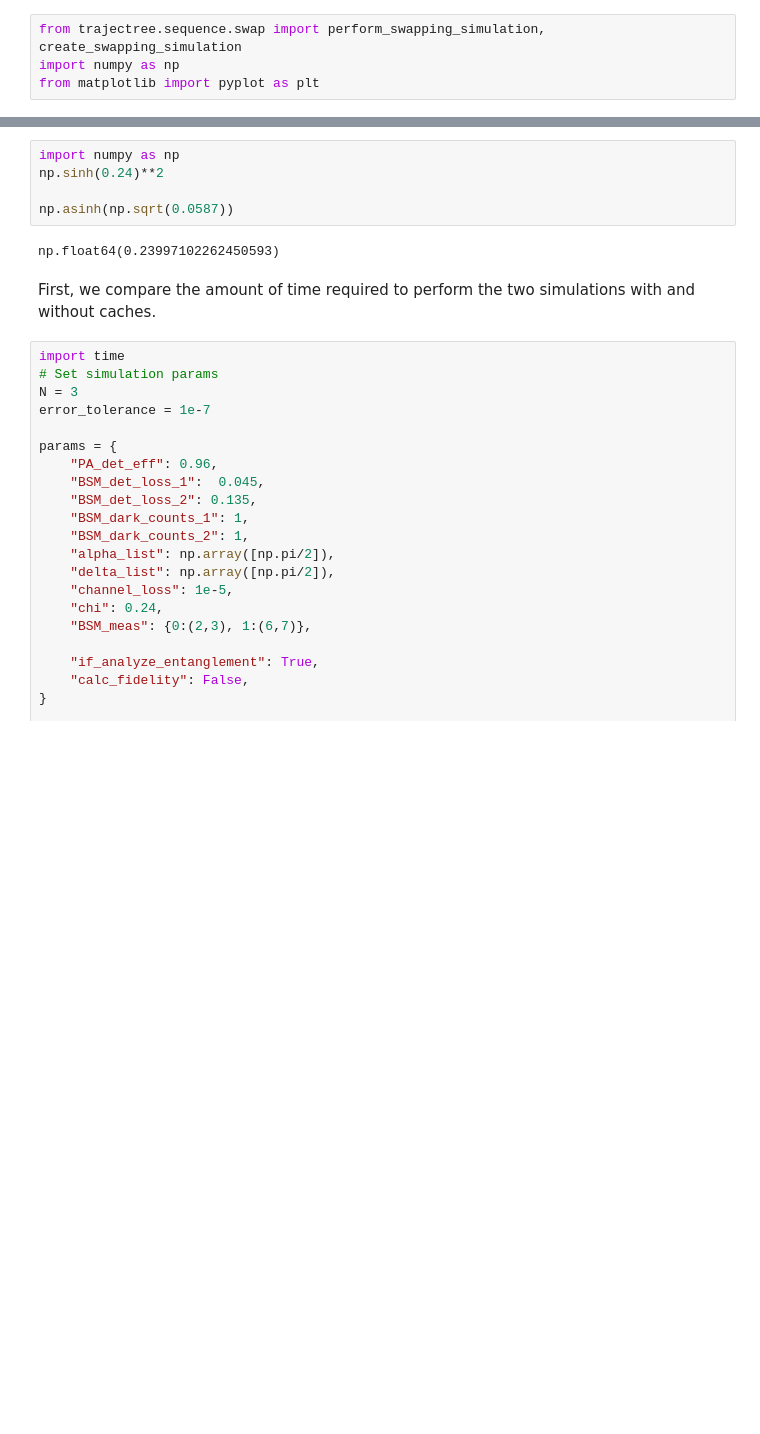
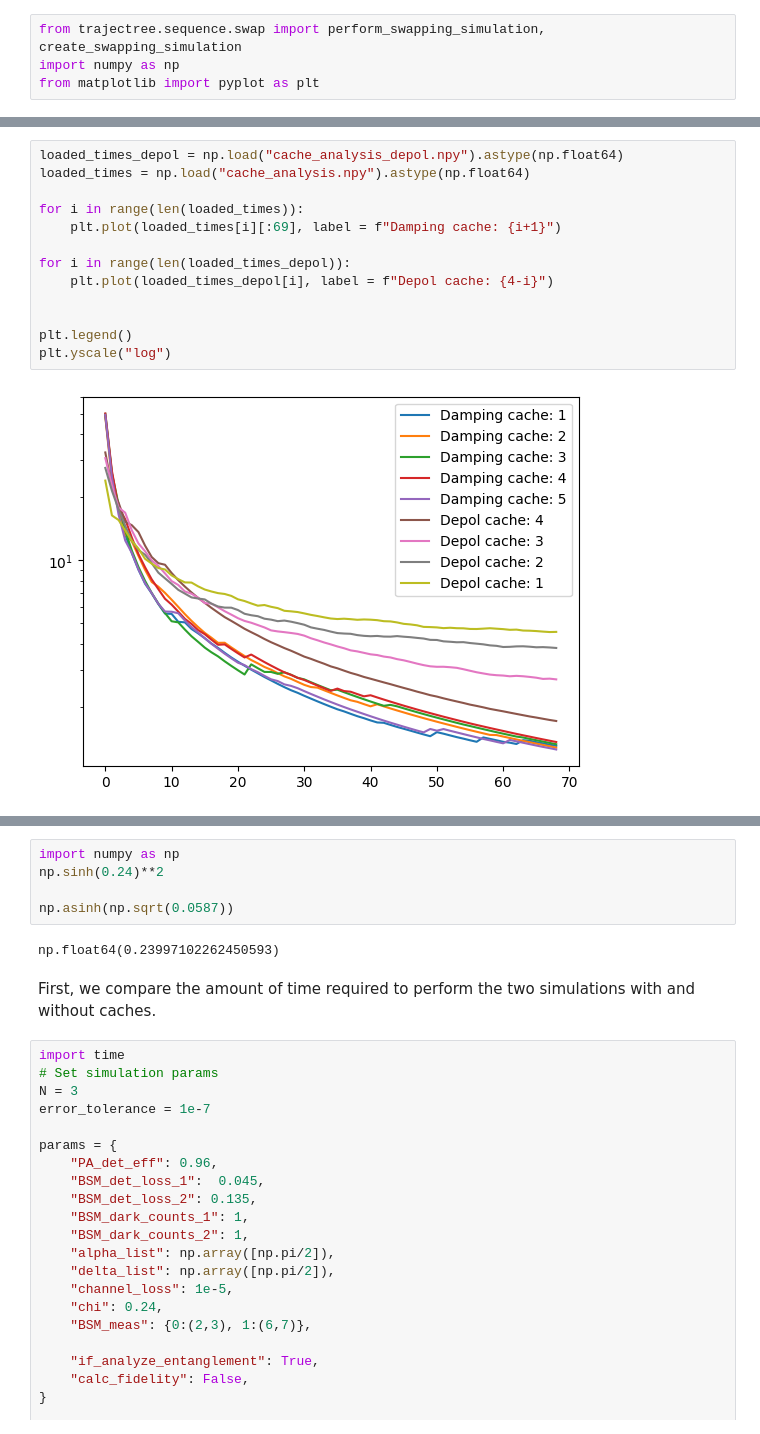
Before and after one commit to anshsingal/Trajectree, a Jupyter notebook: examples/cache_study.ipynb, the cells around one changed output, grey strips where cells are left out. Drawn from its saved outputs; the diff is of its cells as text; blank space fills up the shorter version.

```diff
--- a/examples/cache_study.ipynb
+++ b/examples/cache_study.ipynb
@@ -71,0 +168,15 @@ plt.yscale('log')
+# %%
+loaded_times_depol = np.load("cache_analysis_depol.npy").astype(np.float64)
+loaded_times = np.load("cache_analysis.npy").astype(np.float64)
+
+for i in range(len(loaded_times)):
+    plt.plot(loaded_times[i][:69], label = f"Damping cache: {i+1}")
+
+for i in range(len(loaded_times_depol)):
+    plt.plot(loaded_times_depol[i], label = f"Depol cache: {4-i}")
+
+
+plt.legend()
+plt.yscale("log")
+# %% [output]
+[figure, added]
```
Also changed, not shown: parts of 9 cells of this notebook, 6 other files.
